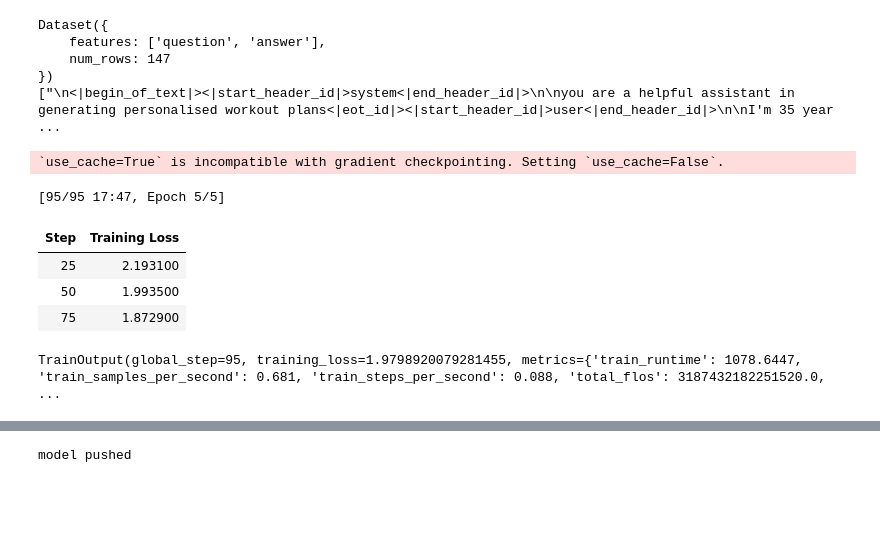
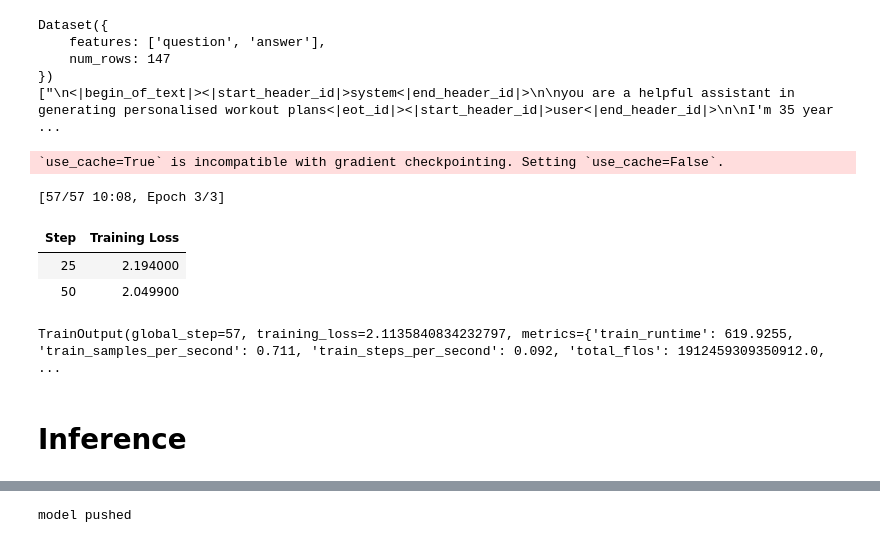
Before and after one commit to 1028Luo/LLAMA_Finetune_Workout, a Jupyter notebook: finetune_LLAMA.ipynb, the cells around one changed output, grey strips where cells are left out. Cells and saved outputs as stored; diff of their text form; code cells hidden in the pictures; blank space fills up the shorter version.

```diff
--- a/finetune_LLAMA.ipynb
+++ b/finetune_LLAMA.ipynb
@@ -141,7 +141,7 @@ _SFTConfig = SFTConfig(
     dataset_text_field="text", # will be used only when no formatting function
     max_seq_length=256,
     report_to="tensorboard", # by default needs login to wandb
-    num_train_epochs = 5,
+    num_train_epochs = 3,
     logging_steps = 25, # log traning loss
     gradient_checkpointing = True, # reduce VRAM use by only saving some gradient
     warmup_ratio = 0.03, # gradually increase lr in the first 3% of steps, helps avoid training instability
@@ -150,39 +150,39 @@ _SFTConfig = SFTConfig(
     optim = "paged_adamw_32bit" # a variant of adam using page to better manage memory
     )
 # %%
-
-
-
 
 
 # Load model and tokenizer
 model = AutoModelForCausalLM.from_pretrained(
     model_name,
     quantization_config=bnb_config,
     device_map="auto",
 )
 
 tokenizer = AutoTokenizer.from_pretrained(model_name, trust_remote_code=True)
 tokenizer.pad_token = tokenizer.eos_token
 tokenizer.padding_side = "right" # Fix weird overflow issue with fp16 training
 
-
+# aaa
+model.config.pad_token_id = tokenizer.pad_token_id
+model.config.eos_token_id = tokenizer.eos_token_id
 
 trainer = SFTTrainer(
     model,
     train_dataset=dataset,
     args=_SFTConfig,
     peft_config=peft_config,
     formatting_func=formatting_prompts_func,
 )
 
 trainer.train()
 # %% [output]
 `use_cache=True` is incompatible with gradient checkpointing. Setting `use_cache=False`.
-[95/95 17:47, Epoch 5/5]
+[57/57 10:08, Epoch 3/3]
 | Step | Training Loss |
-| 25 | 2.193100 |
-| 50 | 1.993500 |
-| 75 | 1.872900 |
+| 25 | 2.194000 |
+| 50 | 2.049900 |
-TrainOutput(global_step=95, training_loss=1.9798920079281455, metrics={'train_runtime': 1078.6447, 'train_samples_per_second': 0.681, 'train_steps_per_second': 0.088, 'total_flos': 3187432182251520.0, ...
+TrainOutput(global_step=57, training_loss=2.1135840834232797, metrics={'train_runtime': 619.9255, 'train_samples_per_second': 0.711, 'train_steps_per_second': 0.092, 'total_flos': 1912459309350912.0,  ...
+# %% [markdown]
+# Inference
 # %%
```
Also changed, not shown: parts of 5 cells of this notebook.
